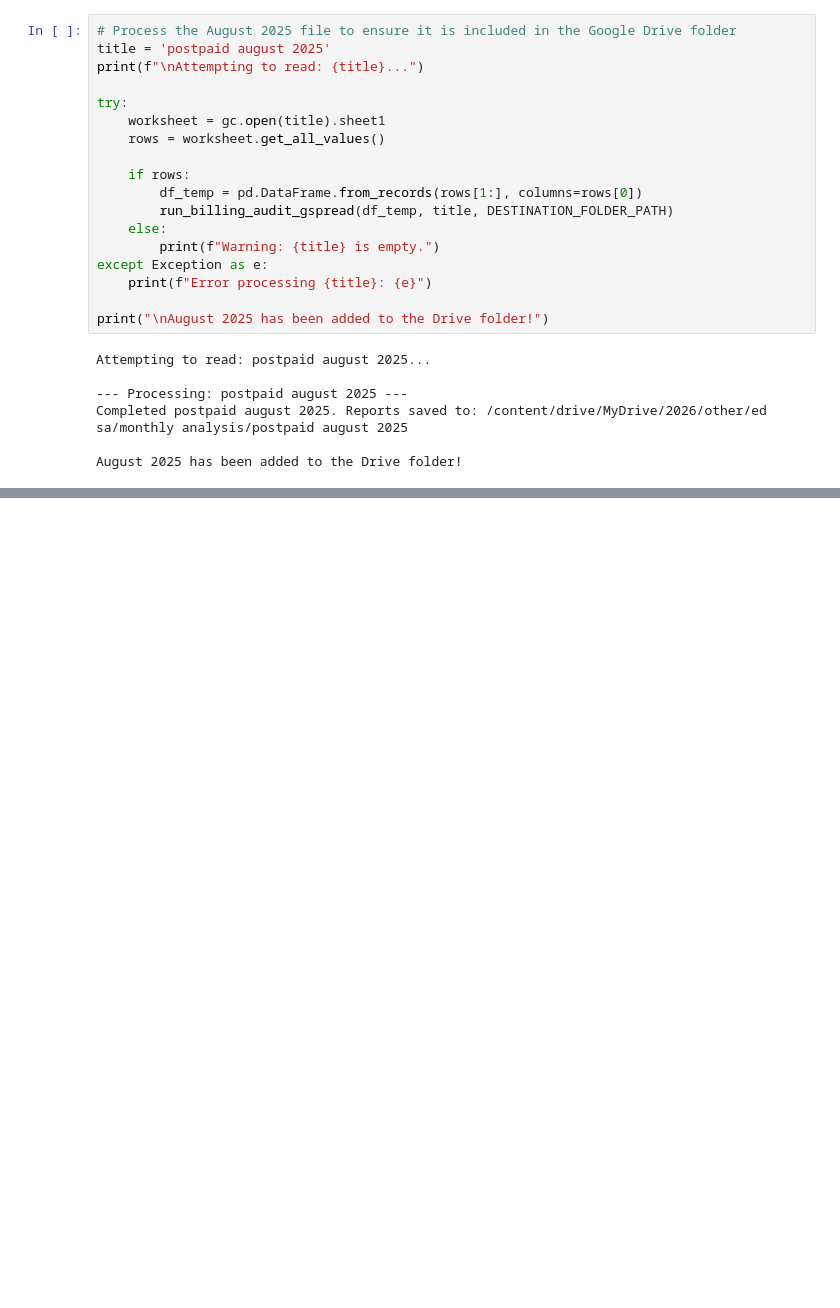
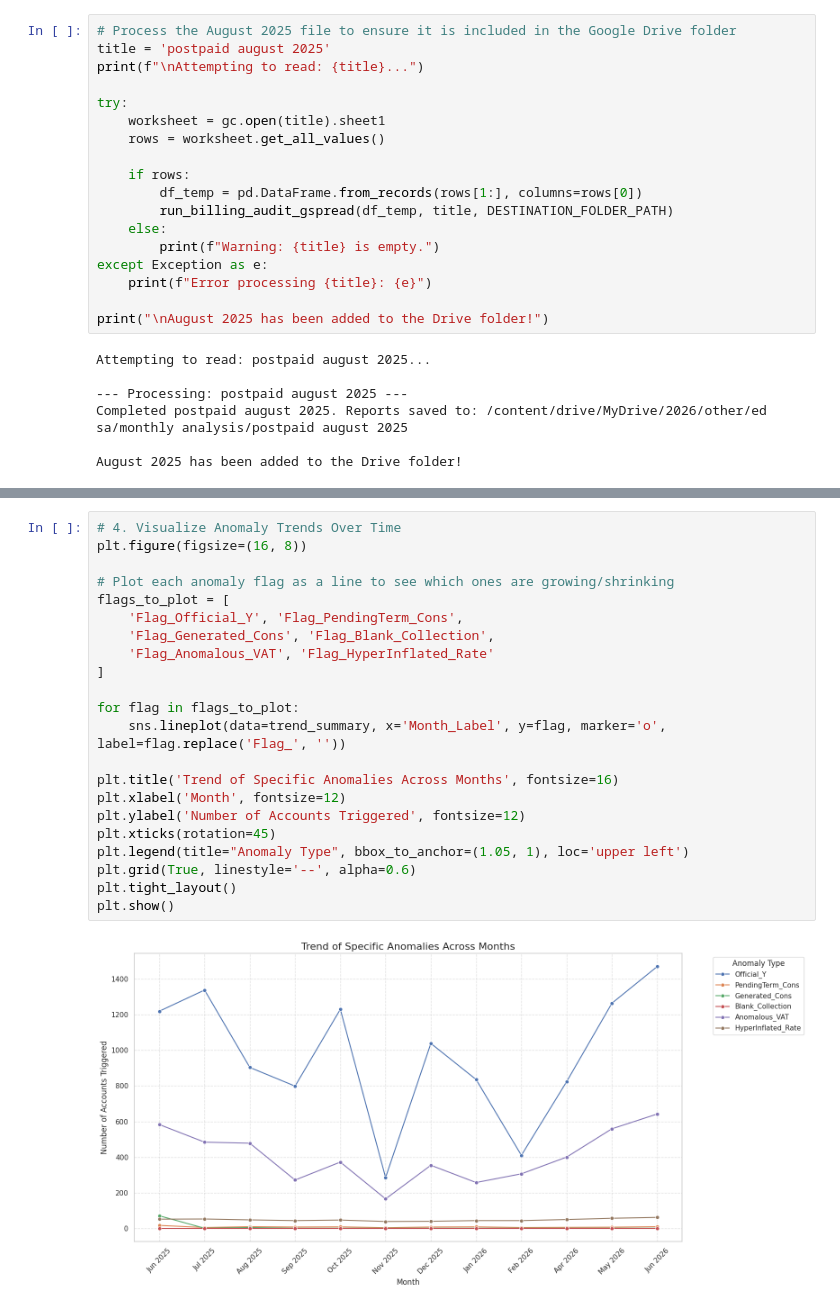
Before and after one commit to hmnaz213/native, a Jupyter notebook: saed_postpaid_data_analysis.ipynb, the cells around one changed output, grey strips where cells are left out. Cells and saved outputs as stored; diff of their text form; blank space fills up the shorter version.

```diff
--- a/saed_postpaid_data_analysis.ipynb
+++ b/saed_postpaid_data_analysis.ipynb
@@ -2055,0 +2193,24 @@ August 2025 has been added to the Drive folder!
+# %%
+# 4. Visualize Anomaly Trends Over Time
+plt.figure(figsize=(16, 8))
+
+# Plot each anomaly flag as a line to see which ones are growing/shrinking
+flags_to_plot = [
+    'Flag_Official_Y', 'Flag_PendingTerm_Cons',
+    'Flag_Generated_Cons', 'Flag_Blank_Collection',
+    'Flag_Anomalous_VAT', 'Flag_HyperInflated_Rate'
+]
+
+for flag in flags_to_plot:
+    sns.lineplot(data=trend_summary, x='Month_Label', y=flag, marker='o', label=flag.replace('Flag_', ''))
+
+plt.title('Trend of Specific Anomalies Across Months', fontsize=16)
+plt.xlabel('Month', fontsize=12)
+plt.ylabel('Number of Accounts Triggered', fontsize=12)
+plt.xticks(rotation=45)
+plt.legend(title="Anomaly Type", bbox_to_anchor=(1.05, 1), loc='upper left')
+plt.grid(True, linestyle='--', alpha=0.6)
+plt.tight_layout()
+plt.show()
+# %% [output]
+[figure, added]
```
Also changed, not shown: parts of 76 cells of this notebook.
